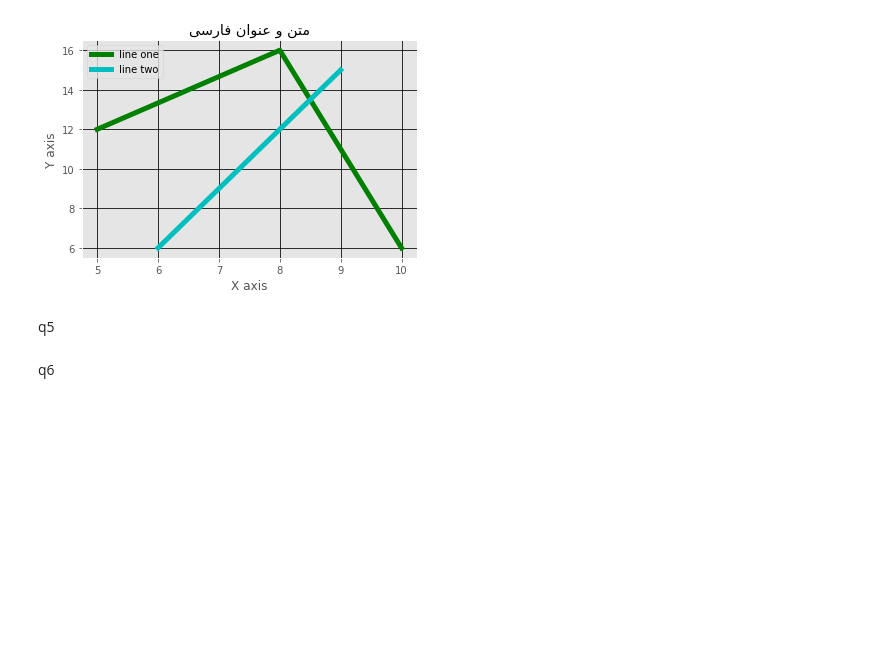
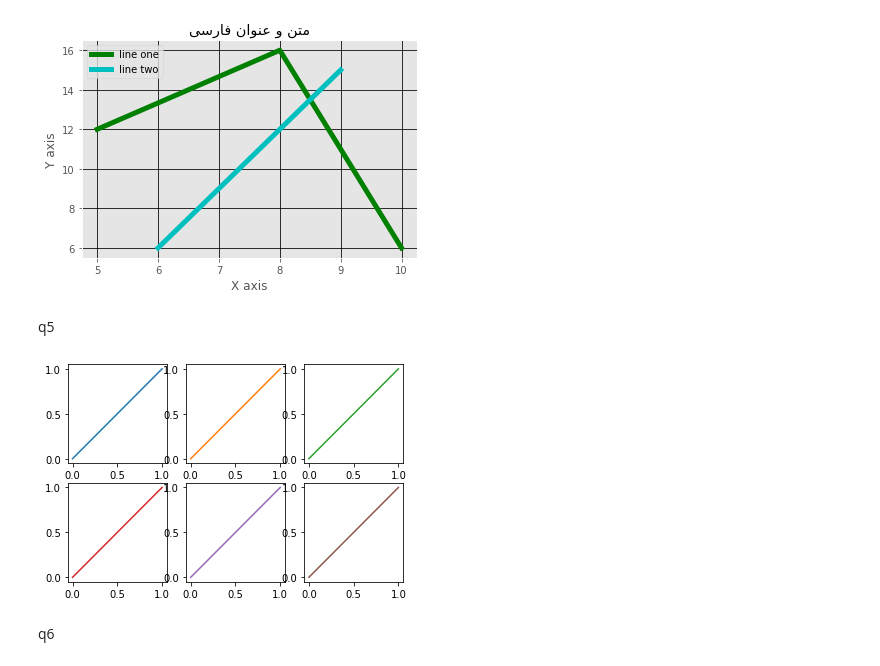
Before and after one commit to j-imsa/ML-Learning, a Jupyter notebook: plot/Matplotlib.ipynb, the cells around one changed output. Cells and saved outputs as stored; diff of their text form; code cells hidden in the pictures; blank space fills up the shorter version.

```diff
--- a/plot/Matplotlib.ipynb
+++ b/plot/Matplotlib.ipynb
@@ -97,5 +96,16 @@ plt.show()
 [figure]
 # %% [markdown]
 q5
+# %%
+# as As far as I can tell, he wants a figure with some plots that are each a different color!
+# There are six options! However, the majority of suggestions – 456 positive ratings – do not appear to be very beneficial.
+# Also, the second response is insufficient, but I found the solution in the third answer that 'gboffi' mentioned.
+# However, I feel that question is a little ambiguous.
+
+my_colors = plt.rcParams['axes.prop_cycle']()  # <<< note that we CALL the prop_cycle
+fig, axes = plt.subplots(2, 3)
+for ax in axes.flatten(): ax.plot((0, 1), (0, 1), **next(my_colors))
+# %% [output]
+[figure, added]
 # %% [markdown]
 q6
```
Also changed, not shown: parts of 5 cells of this notebook.
